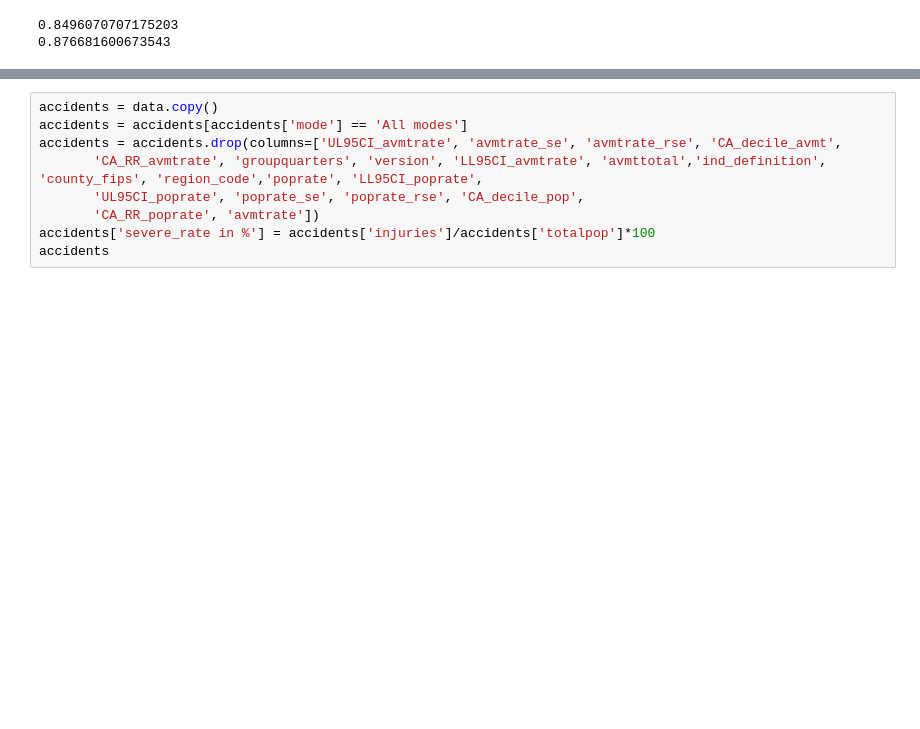
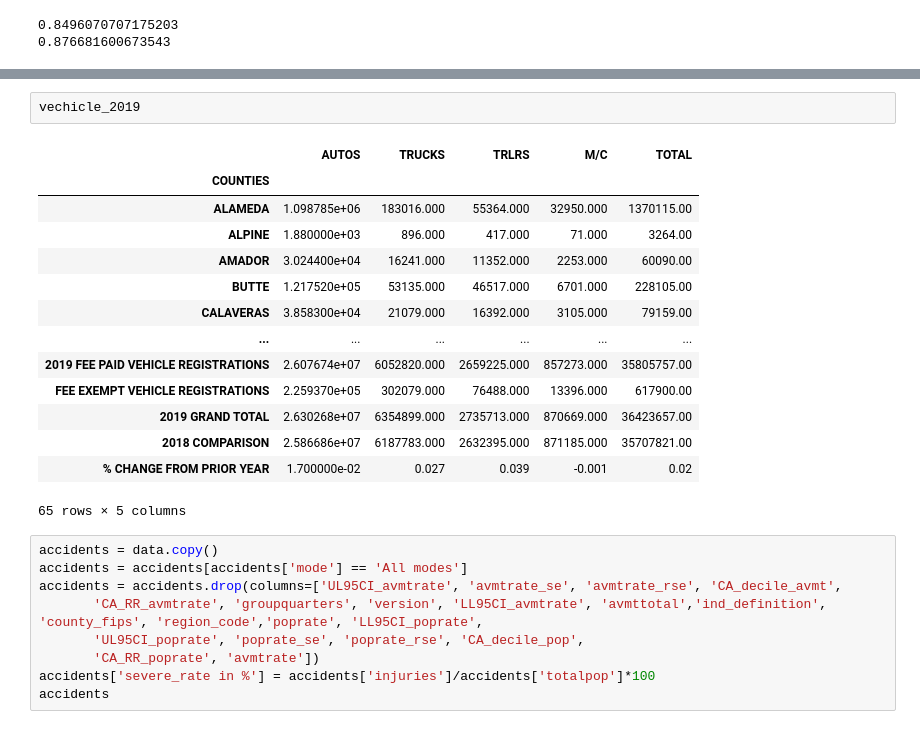
Before and after one commit to yangyintang/VRU_code, a Jupyter notebook: data_analysis.ipynb, the cells around one changed output, grey strips where cells are left out. Cells and saved outputs as stored; diff of their text form; blank space fills up the shorter version.

```diff
--- a/data_analysis.ipynb
+++ b/data_analysis.ipynb
@@ -524,3 +512,20 @@ data
+# %%
+vechicle_2019
+# %% [output]
+|  | AUTOS | TRUCKS | TRLRS | M/C | TOTAL |
+| COUNTIES |  |  |  |  |  |
+| ALAMEDA | 1.098785e+06 | 183016.000 | 55364.000 | 32950.000 | 1370115.00 |
+| ALPINE | 1.880000e+03 | 896.000 | 417.000 | 71.000 | 3264.00 |
+| AMADOR | 3.024400e+04 | 16241.000 | 11352.000 | 2253.000 | 60090.00 |
+| BUTTE | 1.217520e+05 | 53135.000 | 46517.000 | 6701.000 | 228105.00 |
+| CALAVERAS | 3.858300e+04 | 21079.000 | 16392.000 | 3105.000 | 79159.00 |
+| ... | ... | ... | ... | ... | ... |
+| 2019 FEE PAID VEHICLE REGISTRATIONS | 2.607674e+07 | 6052820.000 | 2659225.000 | 857273.000 | 35805757.00 |
+| FEE EXEMPT VEHICLE REGISTRATIONS | 2.259370e+05 | 302079.000 | 76488.000 | 13396.000 | 617900.00 |
+| 2019 GRAND TOTAL | 2.630268e+07 | 6354899.000 | 2735713.000 | 870669.000 | 36423657.00 |
+| 2018 COMPARISON | 2.586686e+07 | 6187783.000 | 2632395.000 | 871185.000 | 35707821.00 |
+| % CHANGE FROM PRIOR YEAR | 1.700000e-02 | 0.027 | 0.039 | -0.001 | 0.02 |
+65 rows × 5 columns
 # %%
 accidents = data.copy()
 accidents = accidents[accidents['mode'] == 'All modes']
```
Also changed, not shown: parts of 17 cells of this notebook.
